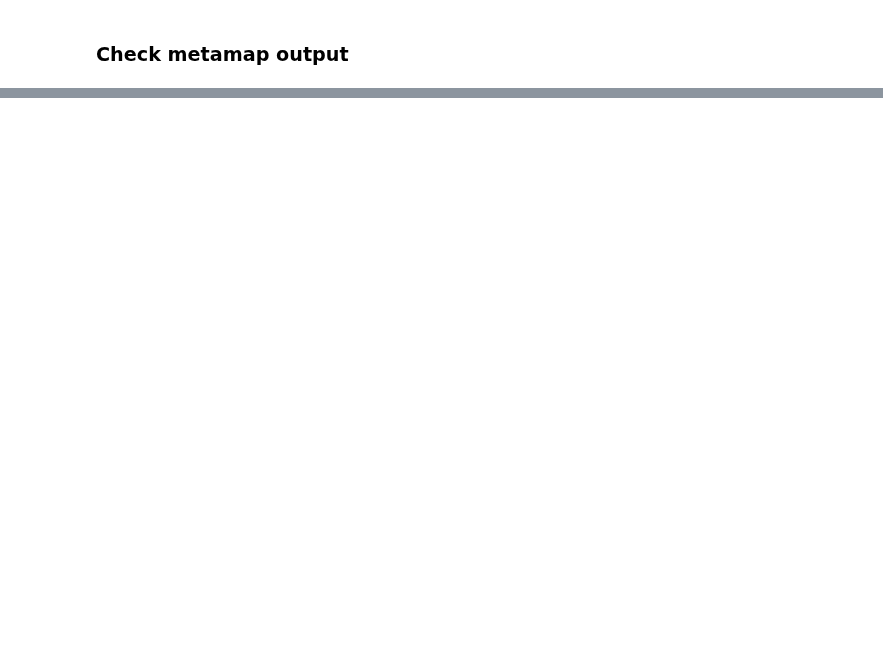
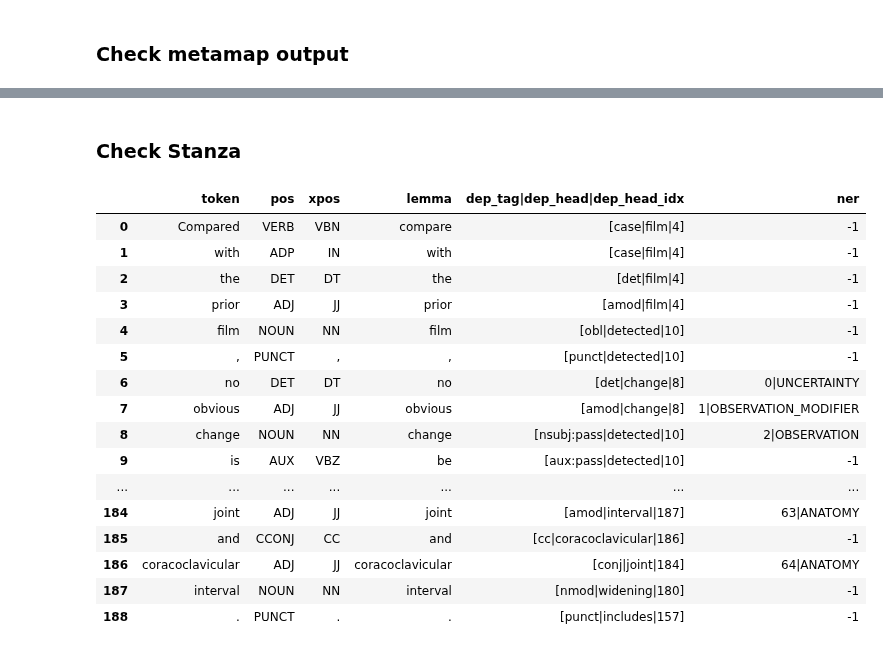
Before and after one commit to yxliao95/structured_reporting, a Jupyter notebook: 2_IE_aggregration_test.ipynb, the cells around one changed output, grey strips where cells are left out. Cells and saved outputs as stored; diff of their text form; code cells hidden in the pictures; blank space fills up the shorter version.

```diff
--- a/2_IE_aggregration_test.ipynb
+++ b/2_IE_aggregration_test.ipynb
@@ -625,18 +653,18 @@ for future in as_completed(all_task):
     # print(classToJSON(parsed_obj_batch))
 
     # Stanza
-    # time2 = time.time()
-    # in_docs = []
-    # for record in parsed_obj_batch.records:
-    #     stanzaDoc = stanza.Document([], text=record.getFindingSection().text)
-    #     stanzaDoc._sid = record.sid
-    #     in_docs.append(stanzaDoc)
-    # # Call the neural pipeline on this list of documents
-    # # The output is also a list of stanza.Document objects, each output corresponding to an input Document object
-    # out_docs = nlp_stanza(in_docs)
-    # # print([i._sid for i in out_docs])
-    # time3 = time.time()
-    # print(f"Finish Stanza batch process in: {time3-time2}s")
+    time2 = time.time()
+    in_docs = []
+    for record in parsed_obj_batch.records:
+        stanzaDoc = stanza.Document([], text=record.getFindingSection().text)
+        stanzaDoc._sid = record.sid
+        in_docs.append(stanzaDoc)
+    # Call the neural pipeline on this list of documents
+    # The output is also a list of stanza.Document objects, each output corresponding to an input Document object
+    stanza_out_docs = nlp_stanza(in_docs)
+    # print([i._sid for i in out_docs])
+    time3 = time.time()
+    print(f"Finish Stanza batch process in: {time3-time2}s")
 
     # SpaCy
     time4 = time.time()
@@ -882,0 +974,2 @@ display(HTML(output.to_html()))
+# %% [markdown]
+### Check Stanza
@@ -882,0 +1050,21 @@ display(HTML(output.to_html()))
+# %%
+from IPython.display import display, HTML
+display(HTML(df_stanza.to_html()))
+# %% [output]
+|  | token | pos | xpos | lemma | dep_tag|dep_head|dep_head_idx | ner |
+| 0 | Compared | VERB | VBN | compare | [case|film|4] | -1 |
+| 1 | with | ADP | IN | with | [case|film|4] | -1 |
+| 2 | the | DET | DT | the | [det|film|4] | -1 |
+| 3 | prior | ADJ | JJ | prior | [amod|film|4] | -1 |
+| 4 | film | NOUN | NN | film | [obl|detected|10] | -1 |
+| 5 | , | PUNCT | , | , | [punct|detected|10] | -1 |
+| 6 | no | DET | DT | no | [det|change|8] | 0|UNCERTAINTY |
+| 7 | obvious | ADJ | JJ | obvious | [amod|change|8] | 1|OBSERVATION_MODIFIER |
+| 8 | change | NOUN | NN | change | [nsubj:pass|detected|10] | 2|OBSERVATION |
+| 9 | is | AUX | VBZ | be | [aux:pass|detected|10] | -1 |
+| ... | ... | ... | ... | ... | ... | ... |
+| 184 | joint | ADJ | JJ | joint | [amod|interval|187] | 63|ANATOMY |
+| 185 | and | CCONJ | CC | and | [cc|coracoclavicular|186] | -1 |
+| 186 | coracoclavicular | ADJ | JJ | coracoclavicular | [conj|joint|184] | 64|ANATOMY |
+| 187 | interval | NOUN | NN | interval | [nmod|widening|180] | -1 |
+| 188 | . | PUNCT | . | . | [punct|includes|157] | -1 |
```
Also changed, not shown: parts of 11 cells of this notebook.
